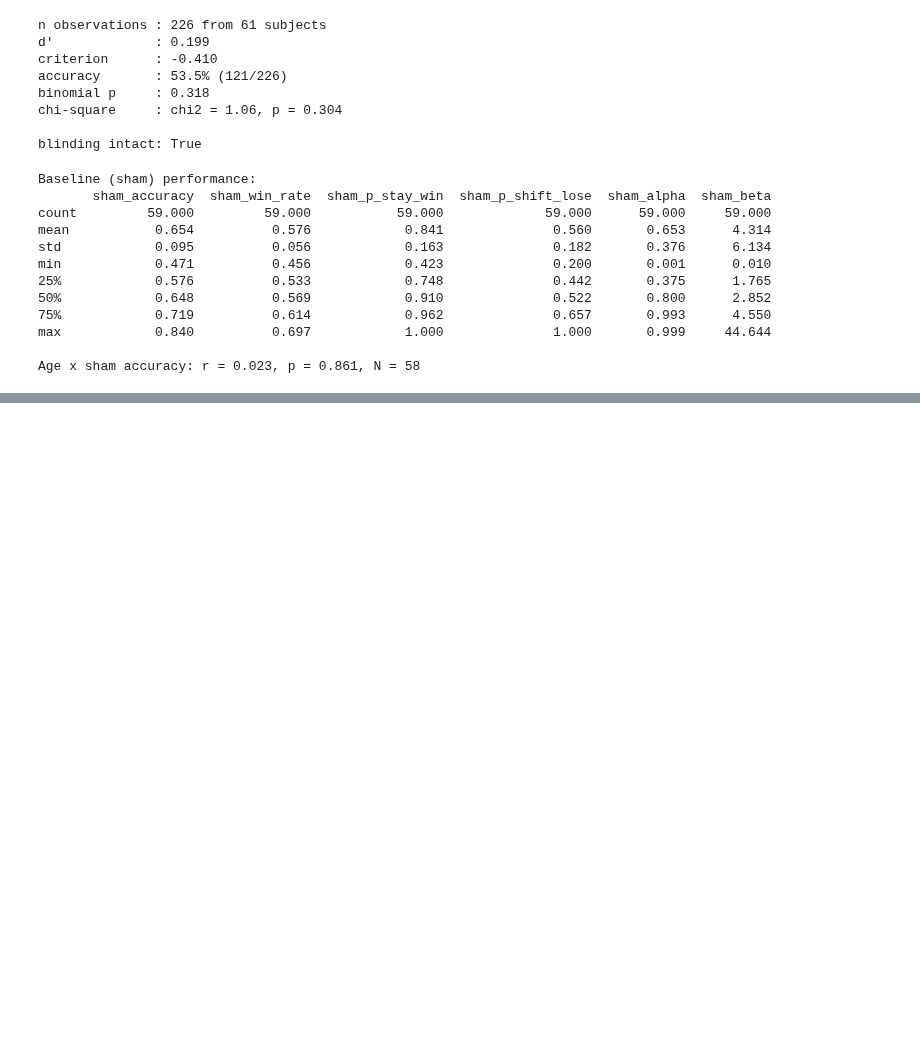
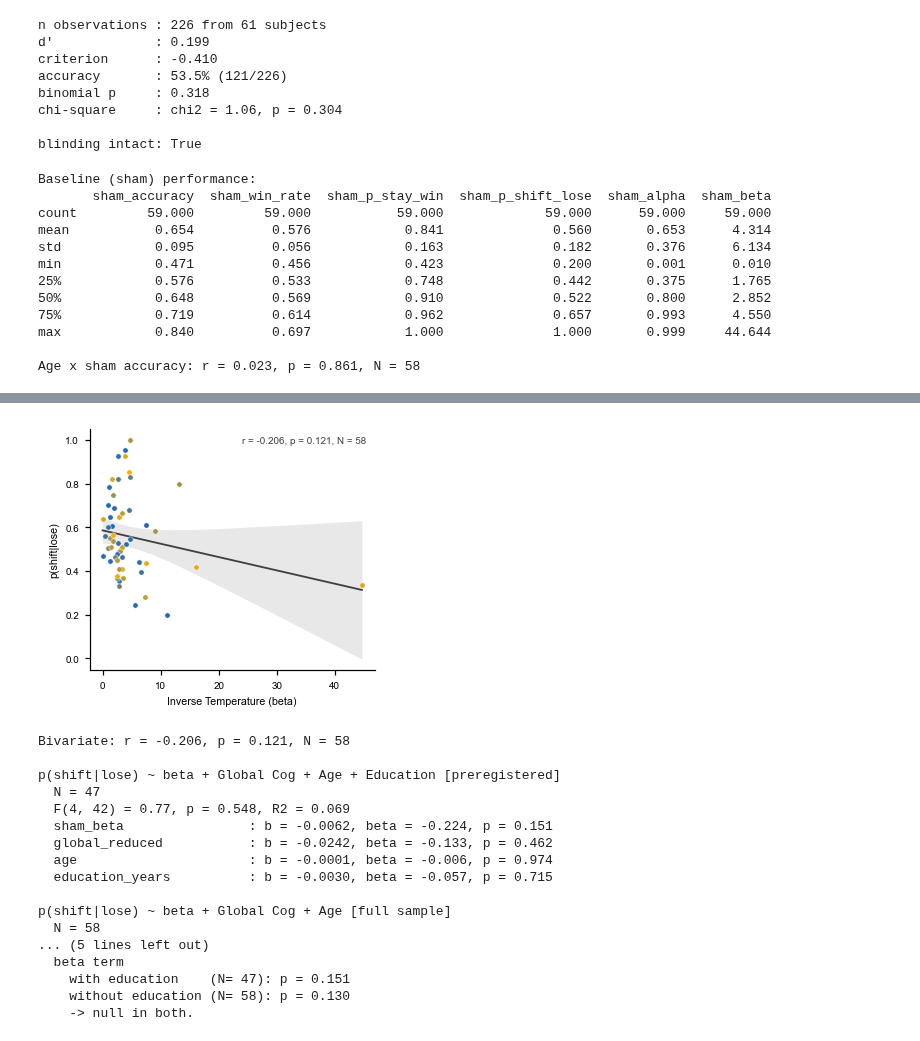
Before and after one commit to DVS-Lab/tacs_bandit, a Jupyter notebook: code/results_paper.ipynb, the cells around one changed output, grey strips where cells are left out. Saved outputs shown, nothing was run; the diff lists cells and outputs as text; code cells hidden in the pictures; blank space fills up the shorter version.

```diff
--- a/code/results_paper.ipynb
+++ b/code/results_paper.ipynb
@@ -387,0 +562,48 @@ Age x sham accuracy: r = 0.023, p = 0.861, N = 58
+# %%
+# ============================================================================
+# 2.4 H1.1.1 — Inverse temperature predicts lose-shifting
+# ============================================================================
+
+d_beta = subj[['sham_beta', 'sham_p_shift_lose', 'age']].dropna()
+
+fig, ax = plt.subplots(figsize=(WIDTH_1COL, WIDTH_1COL * 0.85))
+stats_beta = scatter_regression_mpl(
+    ax,
+    d_beta['sham_beta'].astype(float).values,
+    d_beta['sham_p_shift_lose'].astype(float).values,
+    d_beta['age'].astype(float).values,
+)
+style_ax(ax, xlabel='Inverse Temperature (beta)', ylabel='p(shift|lose)')
+savefig(fig, 'fig_h1_beta_loseshift')
+plt.show()
+
+print(f"Bivariate: r = {stats_beta['r']:.3f}, p = {stats_beta['p']:.3f}, "
+      f"N = {stats_beta['n']}")
+
+h1_beta_prereg, _ = run_h1_regression(
+    'sham_p_shift_lose', ['sham_beta', COG_COMPOSITE, 'age', 'education_years'],
+    subj, 'p(shift|lose) ~ beta + Global Cog + Age + Education [preregistered]')
+h1_beta_full, _ = run_h1_regression(
+    'sham_p_shift_lose', ['sham_beta', COG_COMPOSITE, 'age'],
+    subj, 'p(shift|lose) ~ beta + Global Cog + Age [full sample]')
+
+compare_specifications(h1_beta_prereg, h1_beta_full, 'sham_beta', 'beta term')
+# %% [output]
+[figure, added]
+Bivariate: r = -0.206, p = 0.121, N = 58
+
+p(shift|lose) ~ beta + Global Cog + Age + Education [preregistered]
+  N = 47
+  F(4, 42) = 0.77, p = 0.548, R2 = 0.069
+  sham_beta                : b = -0.0062, beta = -0.224, p = 0.151
+  global_reduced           : b = -0.0242, beta = -0.133, p = 0.462
+  age                      : b = -0.0001, beta = -0.006, p = 0.974
+  education_years          : b = -0.0030, beta = -0.057, p = 0.715
+
+p(shift|lose) ~ beta + Global Cog + Age [full sample]
+  N = 58
+... (5 lines left out)
+  beta term
+    with education    (N= 47): p = 0.151
+    without education (N= 58): p = 0.130
+    -> null in both.
```
Also changed, not shown: parts of 7 cells of this notebook, 10 other files.
